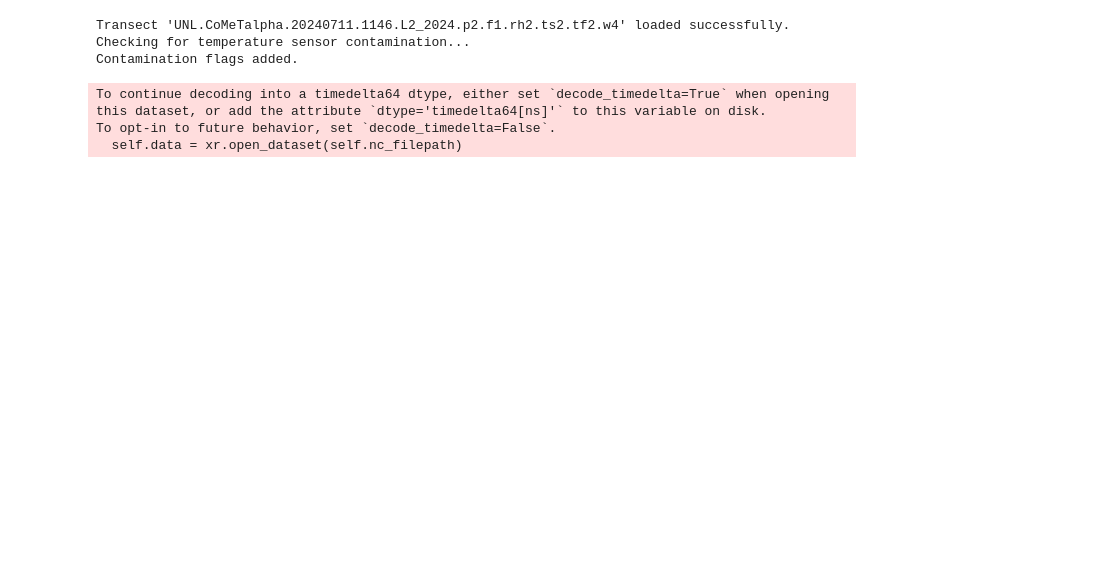
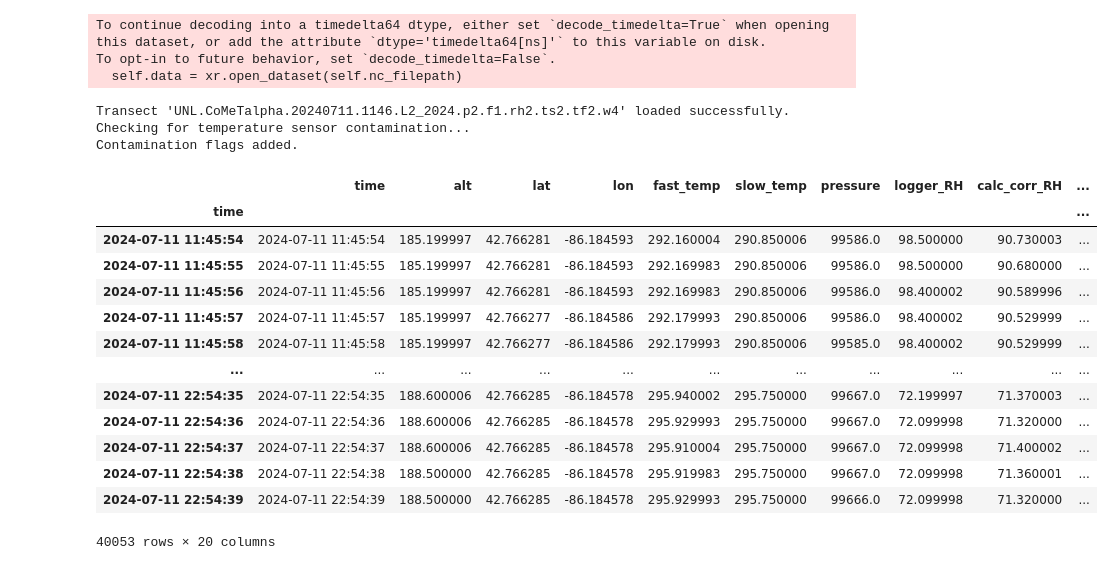
Before and after one commit to kylebwx/convectio, a Jupyter notebook: testing/test.ipynb, the cells around one changed output. Saved outputs shown, nothing was run; the diff lists cells and outputs as text; code cells hidden in the pictures; blank space fills up the shorter version.

```diff
--- a/testing/test.ipynb
+++ b/testing/test.ipynb
@@ -3,11 +4,29 @@ import mesopy as mp
 # %%
 test = mp.Transect("/home/kyle/Downloads/UNL.CoMeTalpha.20240711.1146.L2_2024.p2.f1.rh2.ts2.tf2.w4.nc", temp_contamination=True)
+test = test.export_pandas()
 # %% [output]
-Transect 'UNL.CoMeTalpha.20240711.1146.L2_2024.p2.f1.rh2.ts2.tf2.w4' loaded successfully.
-Checking for temperature sensor contamination...
-Contamination flags added.
+To continue decoding into a timedelta64 dtype, either set `decode_timedelta=True` when opening this dataset, or add the attribute `dtype='timedelta64[ns]'` to this variable on disk.
+To opt-in to future behavior, set `decode_timedelta=False`.
+  self.data = xr.open_dataset(self.nc_filepath)
-To continue decoding into a timedelta64 dtype, either set `decode_timedelta=True` when opening this dataset, or add the attribute `dtype='timedelta64[ns]'` to this variable on disk.
-To opt-in to future behavior, set `decode_timedelta=False`.
-  self.data = xr.open_dataset(self.nc_filepath)
+Transect 'UNL.CoMeTalpha.20240711.1146.L2_2024.p2.f1.rh2.ts2.tf2.w4' loaded successfully.
+Checking for temperature sensor contamination...
+Contamination flags added.
+# %%
+test
+# %% [output]
+|  | time | alt | lat | lon | fast_temp | slow_temp | pressure | logger_RH | calc_corr_RH | ... |
+| time |  |  |  |  |  |  |  |  |  | ... |
+| 2024-07-11 11:45:54 | 2024-07-11 11:45:54 | 185.199997 | 42.766281 | -86.184593 | 292.160004 | 290.850006 | 99586.0 | 98.500000 | 90.730003 | ... |
+| 2024-07-11 11:45:55 | 2024-07-11 11:45:55 | 185.199997 | 42.766281 | -86.184593 | 292.169983 | 290.850006 | 99586.0 | 98.500000 | 90.680000 | ... |
+| 2024-07-11 11:45:56 | 2024-07-11 11:45:56 | 185.199997 | 42.766281 | -86.184593 | 292.169983 | 290.850006 | 99586.0 | 98.400002 | 90.589996 | ... |
+| 2024-07-11 11:45:57 | 2024-07-11 11:45:57 | 185.199997 | 42.766277 | -86.184586 | 292.179993 | 290.850006 | 99586.0 | 98.400002 | 90.529999 | ... |
+| 2024-07-11 11:45:58 | 2024-07-11 11:45:58 | 185.199997 | 42.766277 | -86.184586 | 292.179993 | 290.850006 | 99585.0 | 98.400002 | 90.529999 | ... |
+| ... | ... | ... | ... | ... | ... | ... | ... | ... | ... | ... |
+| 2024-07-11 22:54:35 | 2024-07-11 22:54:35 | 188.600006 | 42.766285 | -86.184578 | 295.940002 | 295.750000 | 99667.0 | 72.199997 | 71.370003 | ... |
+| 2024-07-11 22:54:36 | 2024-07-11 22:54:36 | 188.600006 | 42.766285 | -86.184578 | 295.929993 | 295.750000 | 99667.0 | 72.099998 | 71.320000 | ... |
+| 2024-07-11 22:54:37 | 2024-07-11 22:54:37 | 188.600006 | 42.766285 | -86.184578 | 295.910004 | 295.750000 | 99667.0 | 72.099998 | 71.400002 | ... |
+| 2024-07-11 22:54:38 | 2024-07-11 22:54:38 | 188.500000 | 42.766285 | -86.184578 | 295.919983 | 295.750000 | 99667.0 | 72.099998 | 71.360001 | ... |
+| 2024-07-11 22:54:39 | 2024-07-11 22:54:39 | 188.500000 | 42.766285 | -86.184578 | 295.929993 | 295.750000 | 99666.0 | 72.099998 | 71.320000 | ... |
+40053 rows × 20 columns
 # %%
 distances = mp.get_distance(test)
```
Also changed, not shown: parts of 5 cells of this notebook, 5 other files.
